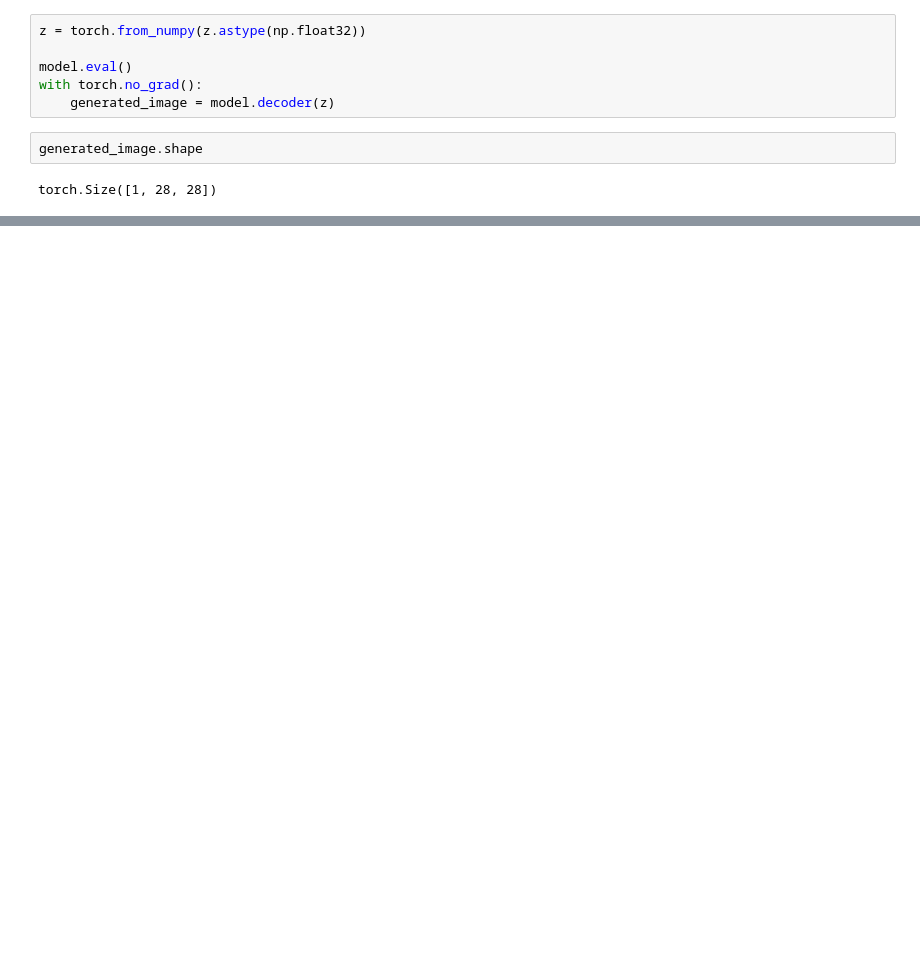
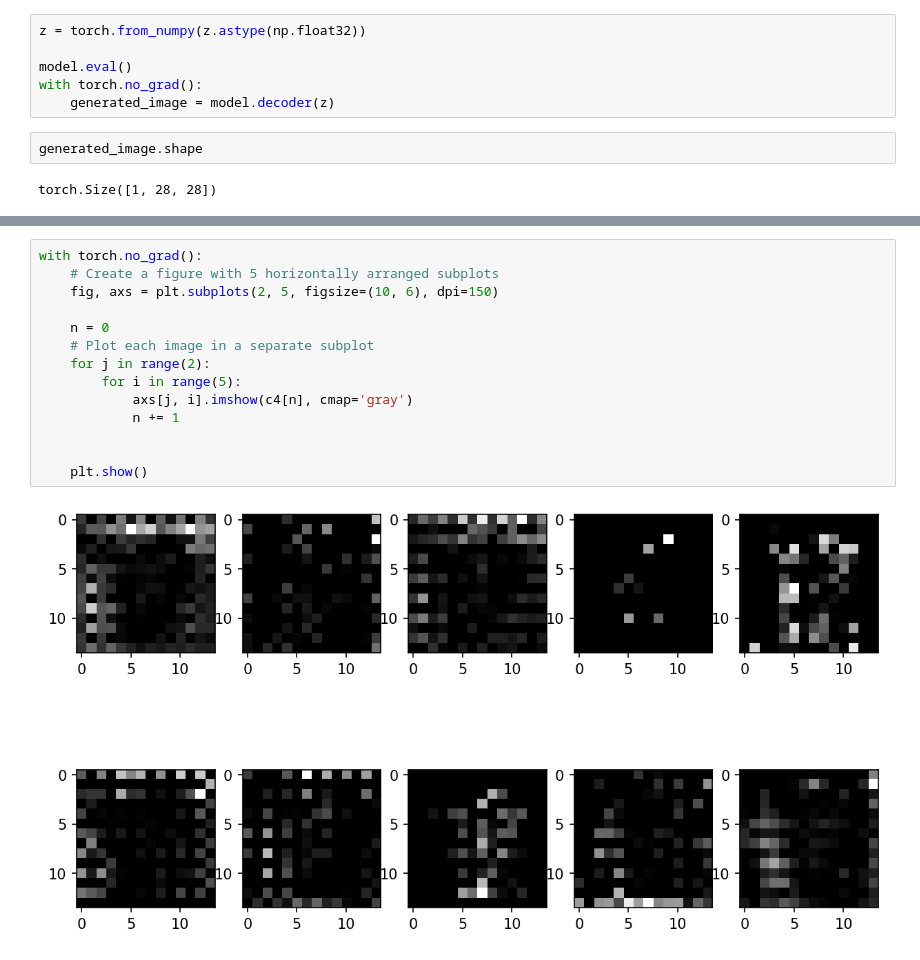
Before and after one commit to mikkeldah/IT3030---Deep-Learning, a Jupyter notebook: Project 3 - Deep Generative Models/ae_generator.ipynb, the cells around one changed output, grey strips where cells are left out. Drawn from its saved outputs; the diff is of its cells as text; blank space fills up the shorter version.

```diff
--- a/Project 3 - Deep Generative Models/ae_generator.ipynb
+++ b/Project 3 - Deep Generative Models/ae_generator.ipynb
@@ -118,0 +143,16 @@ with torch.no_grad():
+# %%
+with torch.no_grad():
+    # Create a figure with 5 horizontally arranged subplots
+    fig, axs = plt.subplots(2, 5, figsize=(10, 6), dpi=150)
+
+    n = 0
+    # Plot each image in a separate subplot
+    for j in range(2):
+        for i in range(5):
+            axs[j, i].imshow(c4[n], cmap='gray')
+            n += 1
+
+
+    plt.show()
+# %% [output]
+[figure, added]
```
Also changed, not shown: parts of 10 cells of this notebook, 3 other files.
